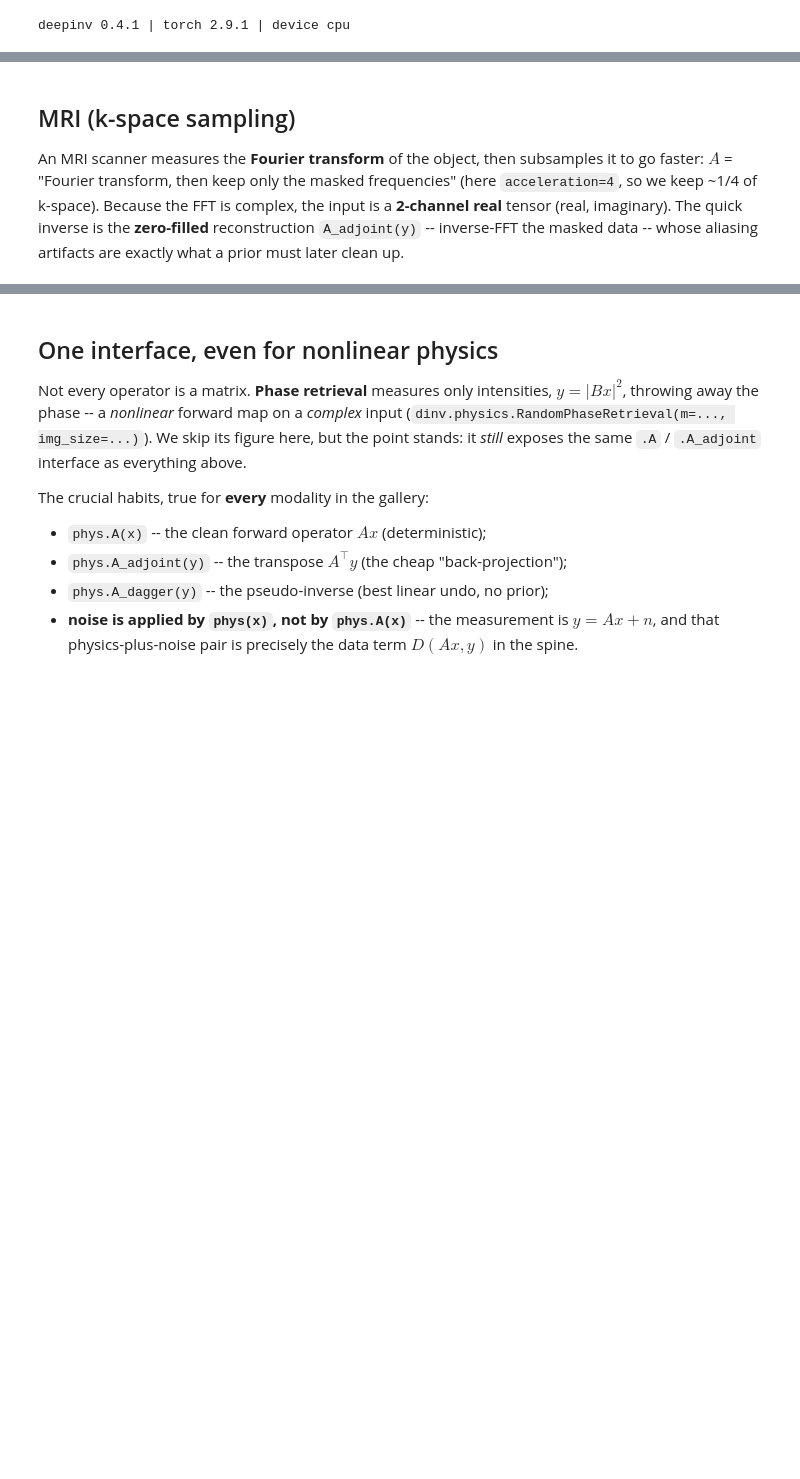
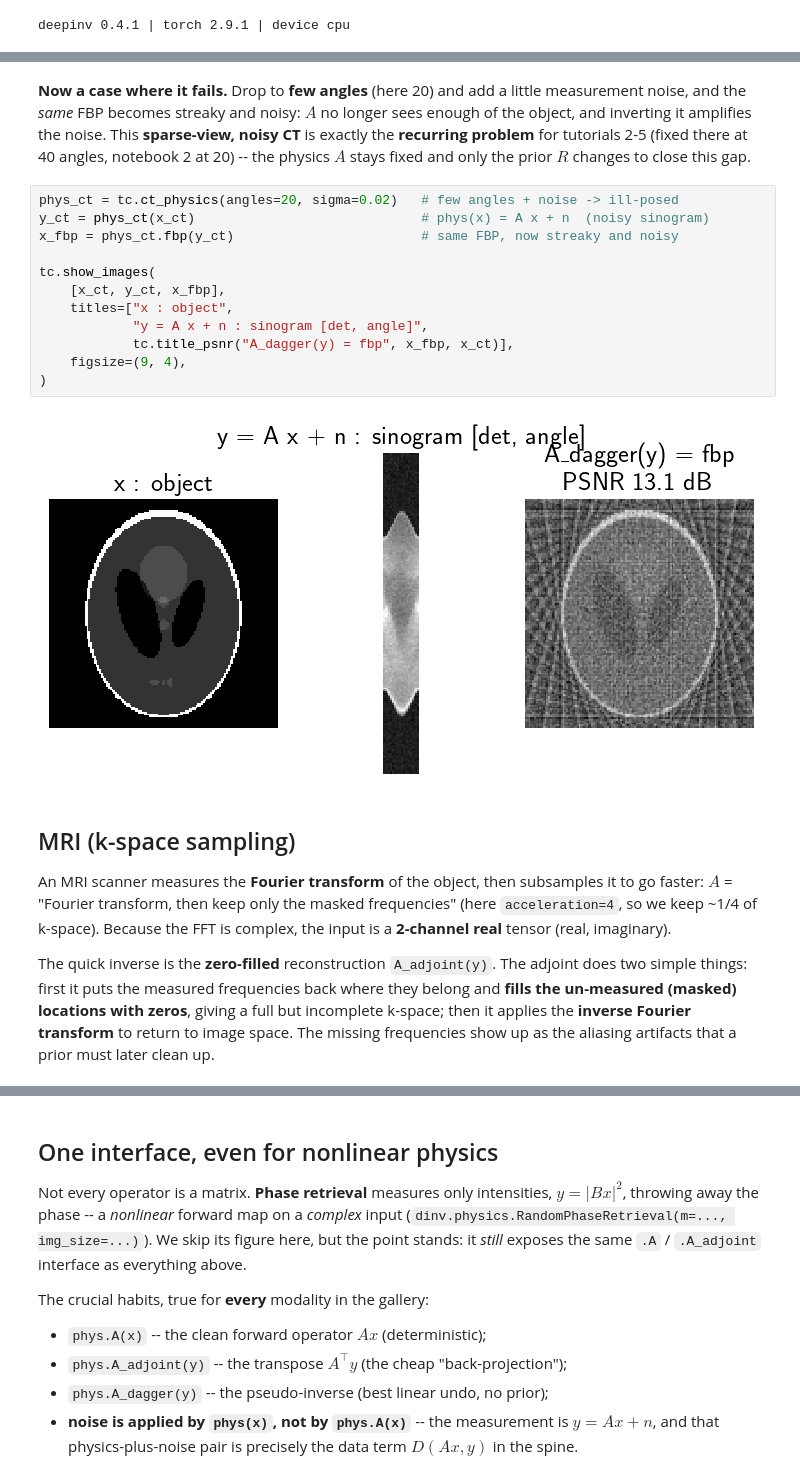
Before and after one commit to jon-dong/deepinv, a Jupyter notebook: lecture-tutorials/01_forward_operators.ipynb, the cells around one changed output, grey strips where cells are left out. Cells and saved outputs as stored; diff of their text form; blank space fills up the shorter version.

```diff
--- a/lecture-tutorials/01_forward_operators.ipynb
+++ b/lecture-tutorials/01_forward_operators.ipynb
@@ -52,12 +60,38 @@ saved /Users/jonathan/Code/deepinv/lecture-tutorials/figures/01_ct.png
+# %% [markdown]
+**Now a case where it fails.** Drop to **few angles** (here 20) and add a little
+measurement noise, and the *same* FBP becomes streaky and noisy: $A$ no longer
+sees enough of the object, and inverting it amplifies the noise. This
+**sparse-view, noisy CT** is exactly the **recurring problem** for tutorials 2-5
+(fixed there at 40 angles, notebook 2 at 20) -- the physics $A$ stays fixed and
+only the prior $R$ changes to close this gap.
+# %%
+phys_ct = tc.ct_physics(angles=20, sigma=0.02)   # few angles + noise -> ill-posed
+y_ct = phys_ct(x_ct)                             # phys(x) = A x + n  (noisy sinogram)
+x_fbp = phys_ct.fbp(y_ct)                        # same FBP, now streaky and noisy
+
+tc.show_images(
+    [x_ct, y_ct, x_fbp],
+    titles=["x : object",
+            "y = A x + n : sinogram [det, angle]",
+            tc.title_psnr("A_dagger(y) = fbp", x_fbp, x_ct)],
+    figsize=(9, 4),
+)
+# %% [output]
+[figure, added]
 # %% [markdown]
 ## MRI (k-space sampling)
 
 An MRI scanner measures the **Fourier transform** of the object, then subsamples
 it to go faster: $A$ = "Fourier transform, then keep only the masked frequencies"
 (here `acceleration=4`, so we keep ~1/4 of k-space). Because the FFT is complex,
-the input is a **2-channel real** tensor (real, imaginary). The quick inverse is
-the **zero-filled** reconstruction `A_adjoint(y)` -- inverse-FFT the masked data
--- whose aliasing artifacts are exactly what a prior must later clean up.
+the input is a **2-channel real** tensor (real, imaginary).
+
+The quick inverse is the **zero-filled** reconstruction `A_adjoint(y)`. The
+adjoint does two simple things: first it puts the measured frequencies back where
+they belong and **fills the un-measured (masked) locations with zeros**, giving a
+full but incomplete k-space; then it applies the **inverse Fourier transform** to
+return to image space. The missing frequencies show up as the aliasing artifacts
+that a prior must later clean up.
 # %%
 # Modality-appropriate image: a brain slice (recipe 1).
 vol = dinv.utils.load_example("brainweb_t1_ICBM_1mm_subject_0.npy", device=tc.DEVICE)
```
Also changed, not shown: parts of 10 cells of this notebook, 5 other files.
